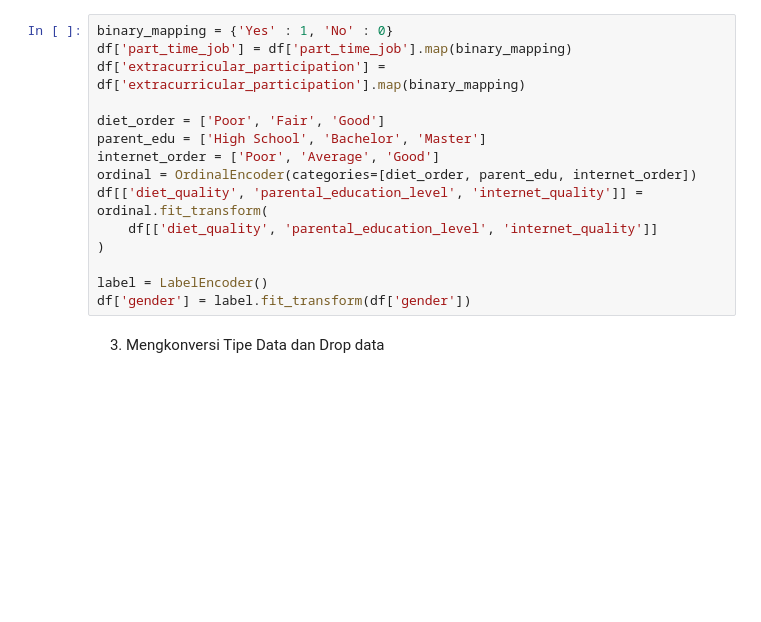
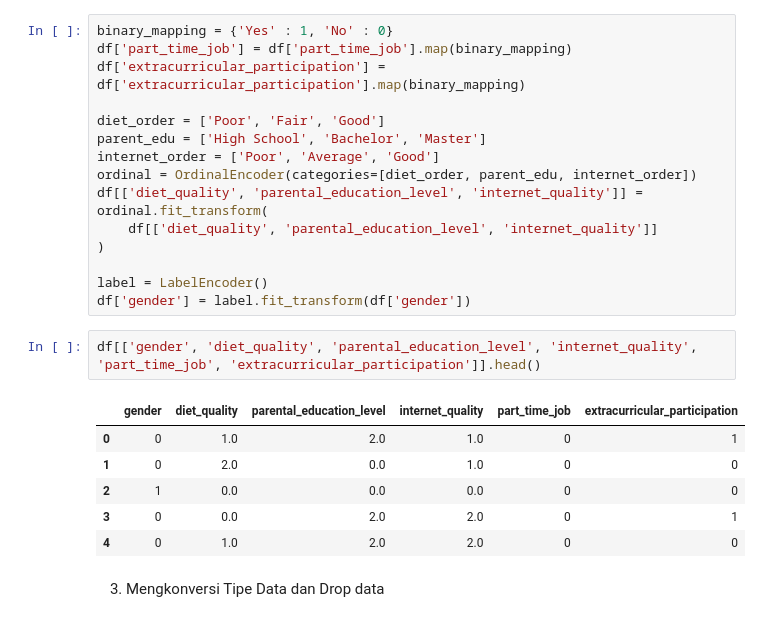
Before and after one commit to RizkyMlana/Data-Science-Final-Project, a Jupyter notebook: notebook/main.ipynb, the cells around one changed output. Saved outputs shown, nothing was run; the diff lists cells and outputs as text; blank space fills up the shorter version.

```diff
--- a/notebook/main.ipynb
+++ b/notebook/main.ipynb
@@ -218,6 +228,15 @@ df[['diet_quality', 'parental_education_level', 'internet_quality']] = ordinal.f
 
 label = LabelEncoder()
 df['gender'] = label.fit_transform(df['gender'])
+# %%
+df[['gender', 'diet_quality', 'parental_education_level', 'internet_quality', 'part_time_job', 'extracurricular_participation']].head()
+# %% [output]
+|  | gender | diet_quality | parental_education_level | internet_quality | part_time_job | extracurricular_participation |
+| 0 | 0 | 1.0 | 2.0 | 1.0 | 0 | 1 |
+| 1 | 0 | 2.0 | 0.0 | 1.0 | 0 | 0 |
+| 2 | 1 | 0.0 | 0.0 | 0.0 | 0 | 0 |
+| 3 | 0 | 0.0 | 2.0 | 2.0 | 0 | 1 |
+| 4 | 0 | 1.0 | 2.0 | 2.0 | 0 | 0 |
 # %% [markdown]
 3. Mengkonversi Tipe Data dan Drop data
 # %%
```
Also changed, not shown: parts of 8 cells of this notebook.
